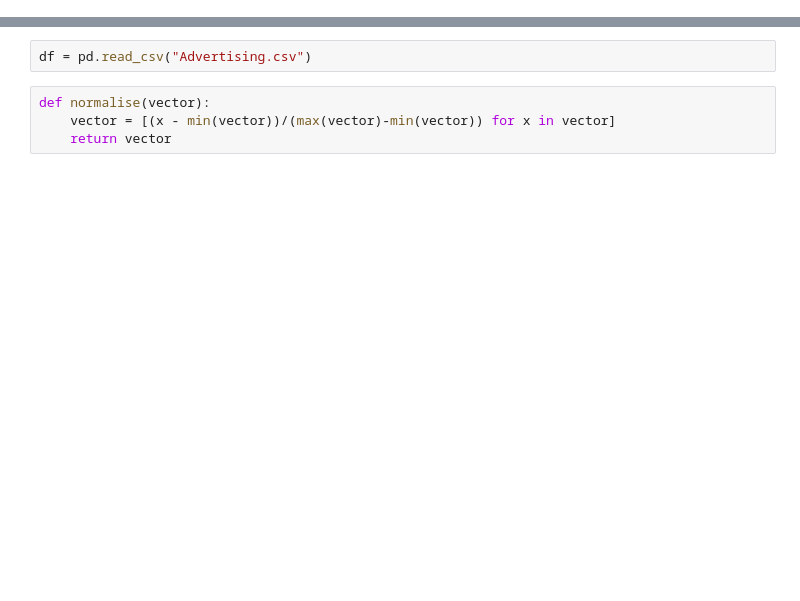
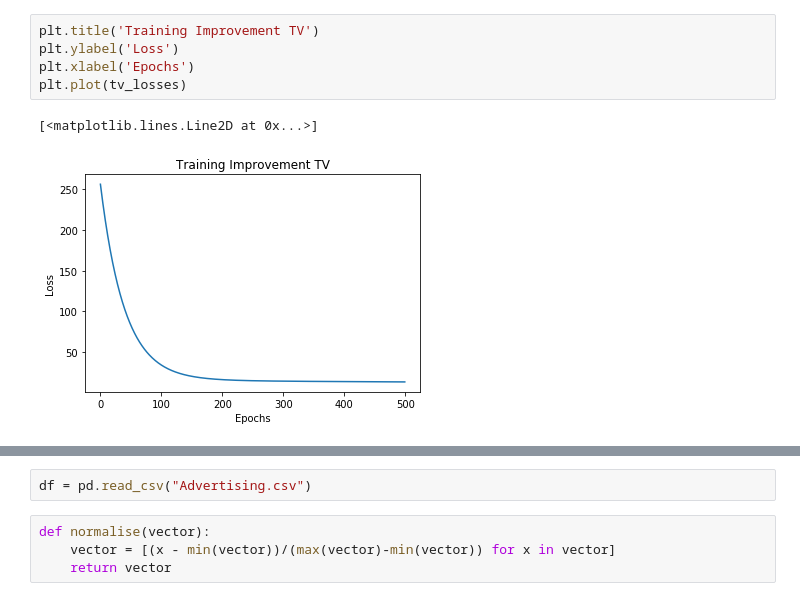
Before and after one commit to alexytsu/UNSW, a Jupyter notebook: COMP9417/assignments/ass1/hw1.ipynb, the cells around one changed output, grey strips where cells are left out. Cells and saved outputs as stored; diff of their text form; blank space fills up the shorter version.

```diff
--- a/COMP9417/assignments/ass1/hw1.ipynb
+++ b/COMP9417/assignments/ass1/hw1.ipynb
@@ -0,0 +33,8 @@
+# %%
+plt.title('Training Improvement TV')
+plt.ylabel('Loss')
+plt.xlabel('Epochs')
+plt.plot(tv_losses)
+# %% [output]
+[<matplotlib.lines.Line2D at 0x...>]
+[figure, added]
```
Also changed, not shown: parts of 21 cells of this notebook.
